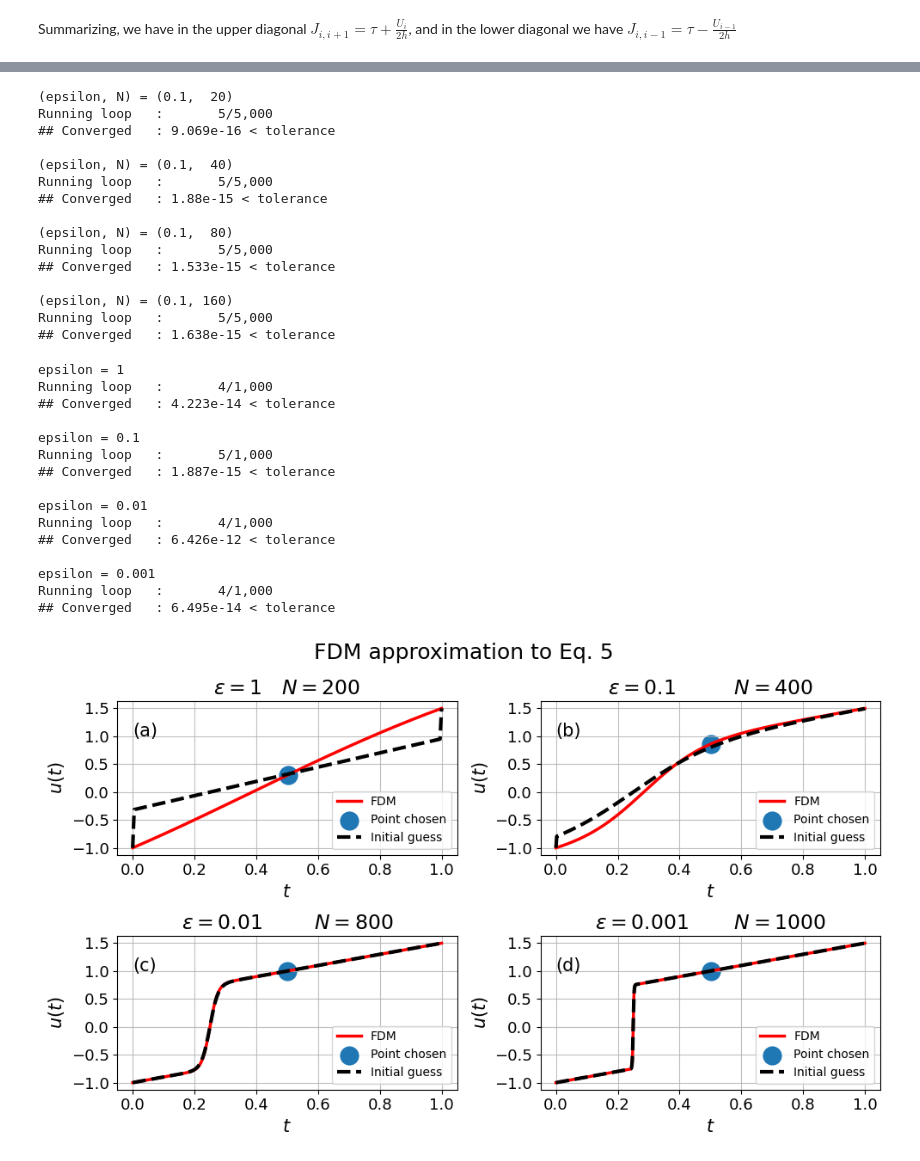
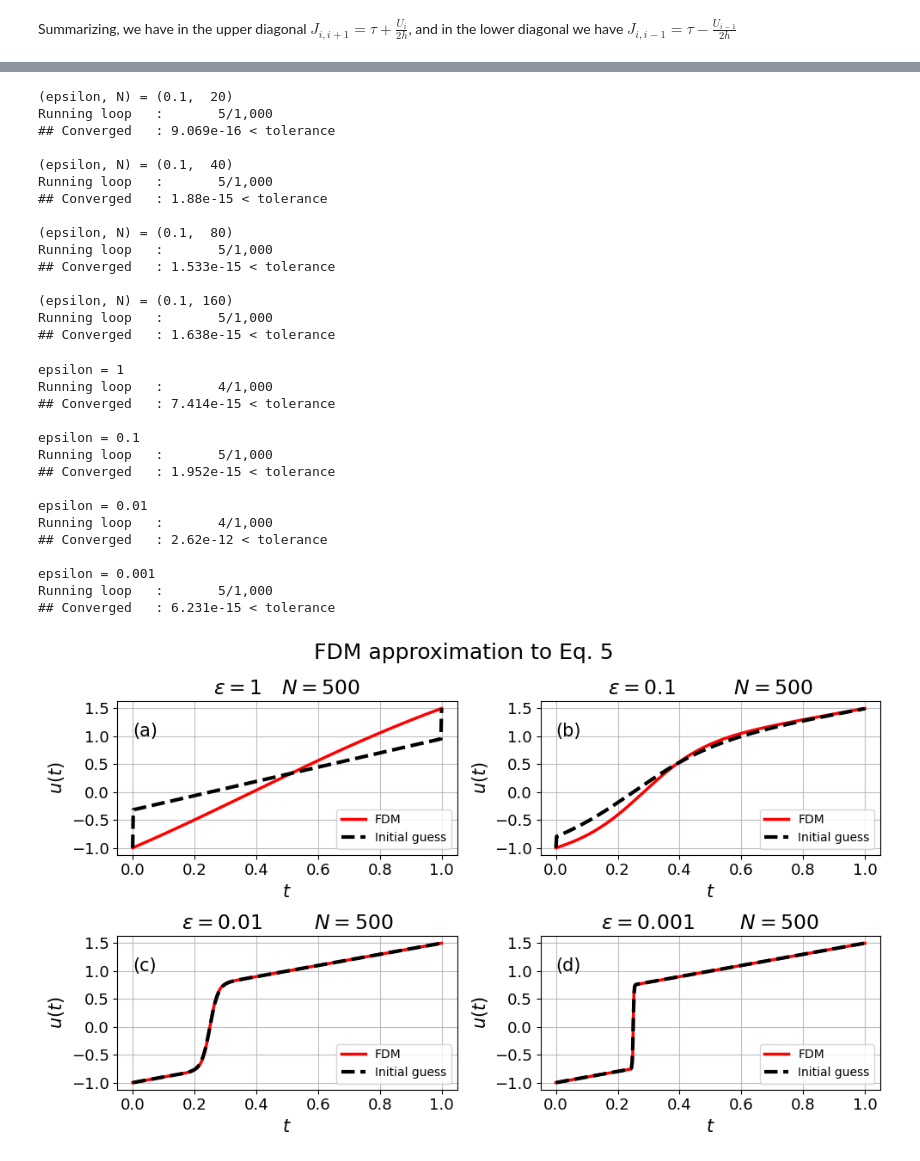
Before and after one commit to BastianValhoj/02687, a Jupyter notebook: assignment1/ex2a_v2.ipynb, the cells around one changed output, grey strips where cells are left out. Drawn from its saved outputs; the diff is of its cells as text; code cells hidden in the pictures.

```diff
--- a/assignment1/ex2a_v2.ipynb
+++ b/assignment1/ex2a_v2.ipynb
@@ -11,6 +12,12 @@ a, b = 0, 1           # boundary points
 alpha, beta = -1, 1.5 # boundary values
 LABELSIZE = 15        # Base labelsize
 SUBFIG_LABELS = ["(a)", "(b)", "(c)", "(d)"]
+# %%
+
+# make directory if not already present
+assignment_dir = Path.cwd() # directory for this working directory (if using notebook, it will be the direcotry of notebook)
+figures_dir = assignment_dir / "figures" # figures directory
+figures_dir.mkdir(parents=True, exist_ok=True) # create folder and parent directories, if not already existing.
 # %% [markdown]
 ## helper functions
 # %%
@@ -218,42 +204,34 @@ def Newtons_method(U, BC, eps, max_iter, tol):
     return J_iter, U_iter, F_iter
 # %%
 u0, ts = initial_guess(17, 0.1, (a,b), (alpha, beta))
-J, U, F = Newton_iteration(u0, (alpha, beta), 0.1)
+J, U, F = Newton_iteration(u0, 0.1)
 # %%
 def get_solutions(grid_list, eps_list, bound, BC, max_iter, tol):
-
+    """Run Newtons method with values of N and epsilon from `grid_list` and `eps_list`"""
     solutions = []
     for (N, epsilon) in zip(grid_list, eps_list):
-        # print(f"{N          = :>3}")
-        # print(f"{epsilon    = :>5}")
         print(f"(epsilon, N) = ({epsilon:>3}, {N:>3})")
 
         u0, ts = initial_guess(N, epsilon, bound, BC)
         J_h, u_h, F_h = Newtons_method(u0, BC, epsilon, max_iter, tol)
-        solutions.append([N, J_h, u_h, F_h])
+        solutions.append([N, ts, J_h, u_h, F_h])
 
     return solutions
 
 
 def norm_solutions(solutions):
-
+    """Compute infinity-norm of solutions"""
     norm_solutions = []
-    N_ref, J_ref, U_ref, F_ref = solutions[-1]
-    for N, J_h, U_h, F_h in solutions[:-1]:
-        # lu = splin.inv(J_h)
-        # norm_A_inv = lu.solve(np.eye(N))
+    N_ref, t_ref, J_ref, U_ref, F_ref = solutions[-1]
+    for N, t_h, J_h, U_h, F_h in solutions[:-1]:
 
         A_inv = splin.inv(J_h)
         norm_A_inv = splin.norm(A_inv, np.inf)
 
-        norm_tau = linalg.norm(F_h.toarray(), np.inf)
+        U_interp = np.interp(t_h, t_ref, U_ref)
+        norm_err = linalg.norm(U_h - U_interp, np.inf)
 
-        norm_err = np.abs(U_h[ N//2 ] - U_ref[ N_ref // 2]).squeeze() # Values at the point t=0.5
-        # print(f"{    N // 2 = }")
-        # print(f"{N_ref // 2 = }")
-
-
-        norm_solutions.append([N, norm_A_inv, norm_err, norm_tau])
+        norm_solutions.append([N, norm_A_inv, norm_err])
 
     return np.array(norm_solutions).squeeze()
 
@@ -261,25 +239,25 @@ grid_list = [2**i * 20 for i in range(4)]
 eps_list  = [0.1,]*len(grid_list)
 solutions = get_solutions(grid_list=grid_list, eps_list=eps_list,
                                  bound=(a,b), BC=(alpha, beta),
-                                 max_iter=5_000, tol=1e-10)
+                                 max_iter=1_000, tol=1e-10)
 
 _ = norm_solutions(solutions)
 # norms
 # %% [output]
 (epsilon, N) = (0.1,  20)
-Running loop   :       5/5,000
+Running loop   :       5/1,000
 ## Converged   : 9.069e-16 < tolerance
 
 (epsilon, N) = (0.1,  40)
-Running loop   :       5/5,000
+Running loop   :       5/1,000
 ## Converged   : 1.88e-15 < tolerance
 
 (epsilon, N) = (0.1,  80)
-Running loop   :       5/5,000
+Running loop   :       5/1,000
 ## Converged   : 1.533e-15 < tolerance
 
 (epsilon, N) = (0.1, 160)
-Running loop   :       5/5,000
+Running loop   :       5/1,000
 ## Converged   : 1.638e-15 < tolerance
 # %%
 def plot_params(ax, subfig_label, title, labelsize):
@@ -290,7 +268,7 @@ def plot_params(ax, subfig_label, title, labelsize):
     ax.grid(alpha=0.8)
 # %%
 eps_list = [1, 0.1, 0.01, 0.001]
-grid_list = [200, 400, 800, 1_000]
+grid_list = [500,]*len(eps_list)
 
 # grid_list = [2**i*20 for i in range(4)]
 # eps_list  = [0.1,]*len(grid_list)
@@ -300,38 +278,41 @@ grid_list = [200, 400, 800, 1_000]
 
 fig, ax = plt.subplots(2,2, figsize=(10,6), sharex=False, sharey=False)
 ax = ax.flatten()
 
 for iter, (N, epsilon) in enumerate(zip(grid_list, eps_list)):
     print(f"{epsilon = }")
     u0, ts = initial_guess(N, epsilon, bound=(a,b), BC=(alpha, beta), u_init="book")
     J, U, F = Newtons_method(u0, (alpha, beta), epsilon, max_iter=1_000, tol=1e-10)
     ax[iter].plot(ts, U, "r-", label="FDM", lw=2.5)
-    ax[iter].scatter(ts[N//2], U[N//2], label="Point chosen", lw=10) # investigate point on graph
+    # ax[iter].scatter(ts[N//2], U[N//2], label="Point chosen", lw=10) # investigate point on graph
     ax[iter].plot(ts, u0, "k--", label="Initial guess", lw=3)
     ax[iter].set_yticks([-1, -0.5, 0, 0.5, 1, 1.5])
 
     ax[iter].set_ylabel("$u(t)$", size=LABELSIZE)
     ax[iter].set_xlabel("$t$", size=LABELSIZE)
     plot_params(ax[iter], subfig_label=SUBFIG_LABELS[iter],
                 title=f"$\\epsilon = {epsilon}$\t $N = {N}$", labelsize=LABELSIZE)
 
 fig.suptitle("FDM approximation to Eq. 5", fontsize=LABELSIZE+3)
 fig.tight_layout()
+
+file_name = "ex_2b.FMD.png"
+fig.savefig(figures_dir / file_name, transparent=False)
 # %% [output]
 epsilon = 1
 Running loop   :       4/1,000
-## Converged   : 4.223e-14 < tolerance
+## Converged   : 7.414e-15 < tolerance
 
 epsilon = 0.1
 Running loop   :       5/1,000
-## Converged   : 1.887e-15 < tolerance
+## Converged   : 1.952e-15 < tolerance
 
 epsilon = 0.01
 Running loop   :       4/1,000
-## Converged   : 6.426e-12 < tolerance
+## Converged   : 2.62e-12 < tolerance
 
 epsilon = 0.001
-Running loop   :       4/1,000
-## Converged   : 6.495e-14 < tolerance
+Running loop   :       5/1,000
+## Converged   : 6.231e-15 < tolerance
-[figure, old version]
+[figure, new version]
 # %%
```
Also changed, not shown: parts of 4 cells of this notebook.
